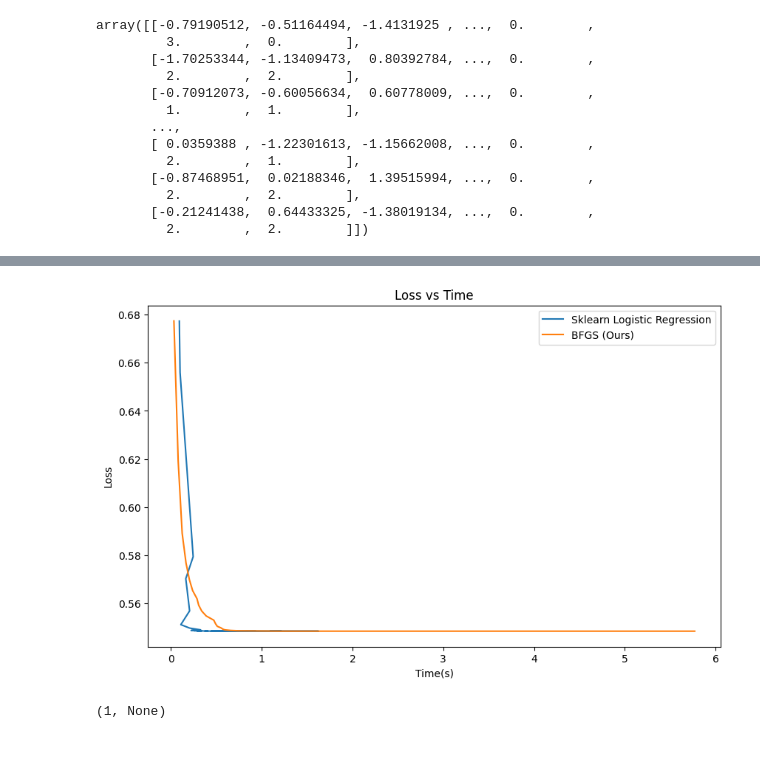
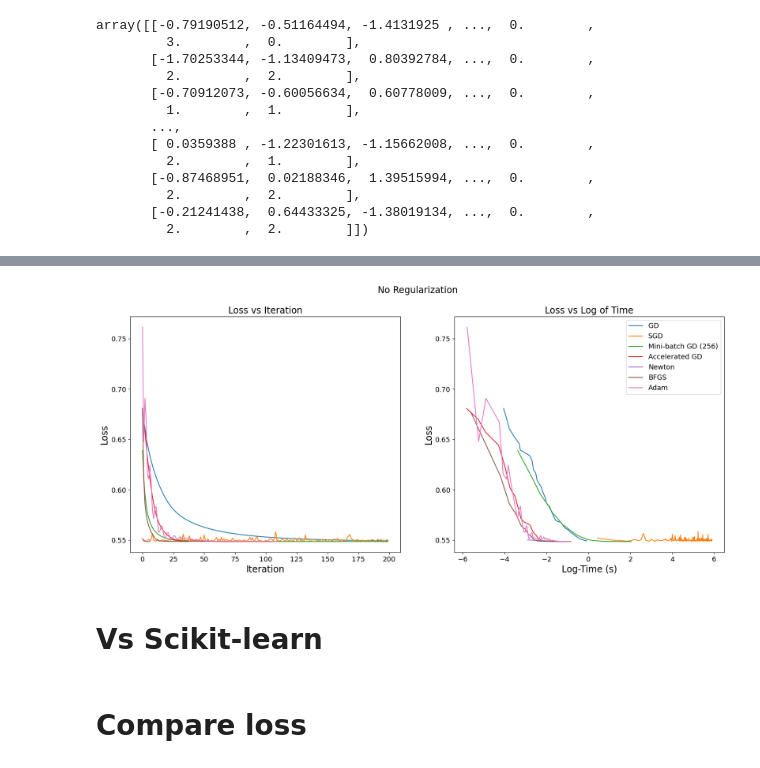
Before and after one commit to Bunrealbo/optimization-advange, a Jupyter notebook: nbs/Comparision.ipynb, the cells around one changed output, grey strips where cells are left out. Saved outputs shown, nothing was run; the diff lists cells and outputs as text; code cells hidden in the pictures.

```diff
--- a/nbs/Comparision.ipynb
+++ b/nbs/Comparision.ipynb
@@ -65,3 +67,13 @@ array([[-0.79190512, -0.51164494, -1.4131925 , ...,  0.        ,
+# %%
+folder = "compare"
+folder_path = f"../images/{folder}"
+
+if not os.path.exists(folder_path):
+    os.makedirs(folder_path)
+
+# Parameters for plot
+fontsize = 17
+offset = 4
 # %%
 from base import (
     LogisticRegressionGD,
@@ -344,11 +185,0 @@ plt.show()
-# %%
-plt.figure(figsize=(10, 6))
-for logger in loggers:
-    plt.plot(logger["time"], logger["loss"], label=logger["name"])
-plt.xlabel("Time(s)")
-plt.ylabel("Loss")
-plt.legend()
-plt.title("Loss vs Time")
-plt.show()
-# %% [output]
-[figure, removed]
@@ -425,4 +186,41 @@ myLinkedList.addAtIndex(1, 2)
-# %%
-myLinkedList.head.val, myLinkedList.head.next
-# %% [output]
-(1, None)
+# %%
+import matplotlib.pyplot as plt
+
+# Plot loss for each learning rate with two subplots
+fig, axs = plt.subplots(1, 2, figsize=(20, 8))
+
+# Title for the subplots
+fig.suptitle("No Regularization", fontsize=fontsize)
+
+# Plot loss vs iteration
+axs[0].set_title("Loss vs Iteration", fontsize=fontsize)
+for logger in loggers:
+    axs[0].plot(logger["loss"], label=logger["name"])
+
+axs[0].set_xlabel("Iteration", fontsize=fontsize)
+axs[0].set_ylabel("Loss", fontsize=fontsize)
+axs[0].tick_params(axis='x', labelsize=fontsize - offset)
+axs[0].tick_params(axis='y', labelsize=fontsize - offset)
+# axs[0].legend()
+
+# Plot loss vs time
+axs[1].set_title("Loss vs Log of Time", fontsize=fontsize)
+for logger in loggers:
+    axs[1].plot(np.log(logger["time"]), logger["loss"], label=logger["name"])
+
+axs[1].set_xlabel("Log-Time (s)", fontsize=fontsize)
+axs[1].set_ylabel("Loss", fontsize=fontsize)
+axs[1].tick_params(axis='x', labelsize=fontsize - offset)
+axs[1].tick_params(axis='y', labelsize=fontsize - offset)
+axs[1].legend(fontsize=fontsize - offset)
+
+# Save image
+file_path = f"{folder_path}/ours_loss_no_regularization.png"
+plt.savefig(file_path, format='png')
+plt.show()
+# %% [output]
+[figure, added]
+# %% [markdown]
+# Vs Scikit-learn
+# %% [markdown]
+# Compare loss
```
Also changed, not shown: parts of 17 cells of this notebook.
